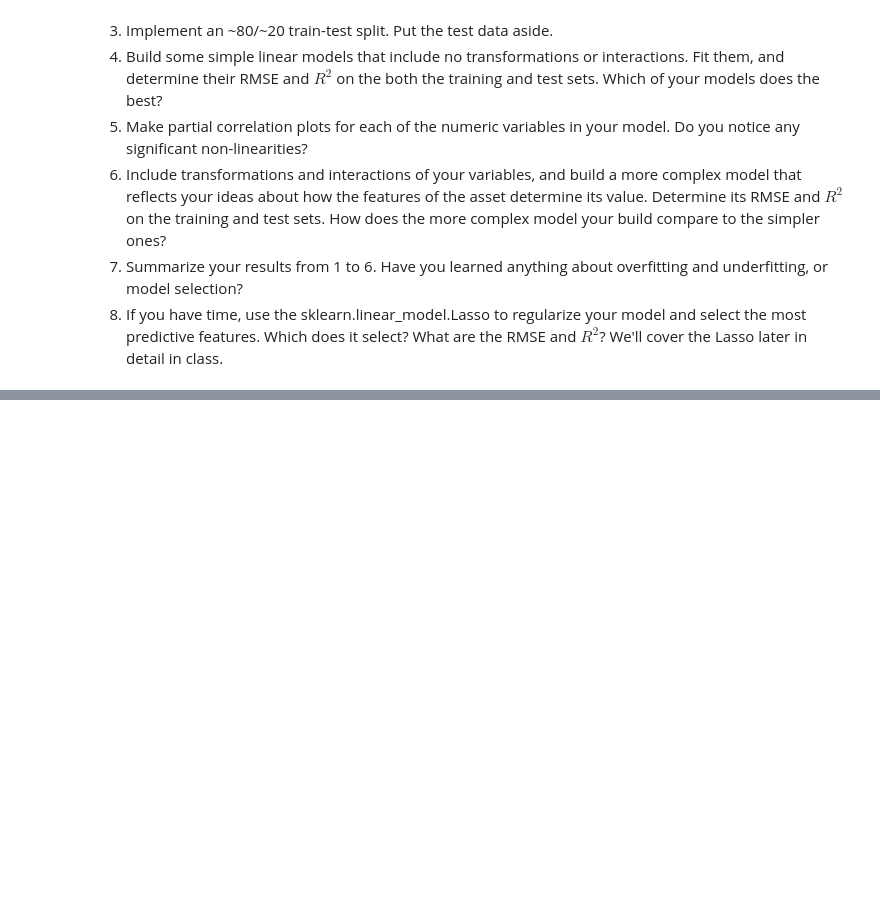
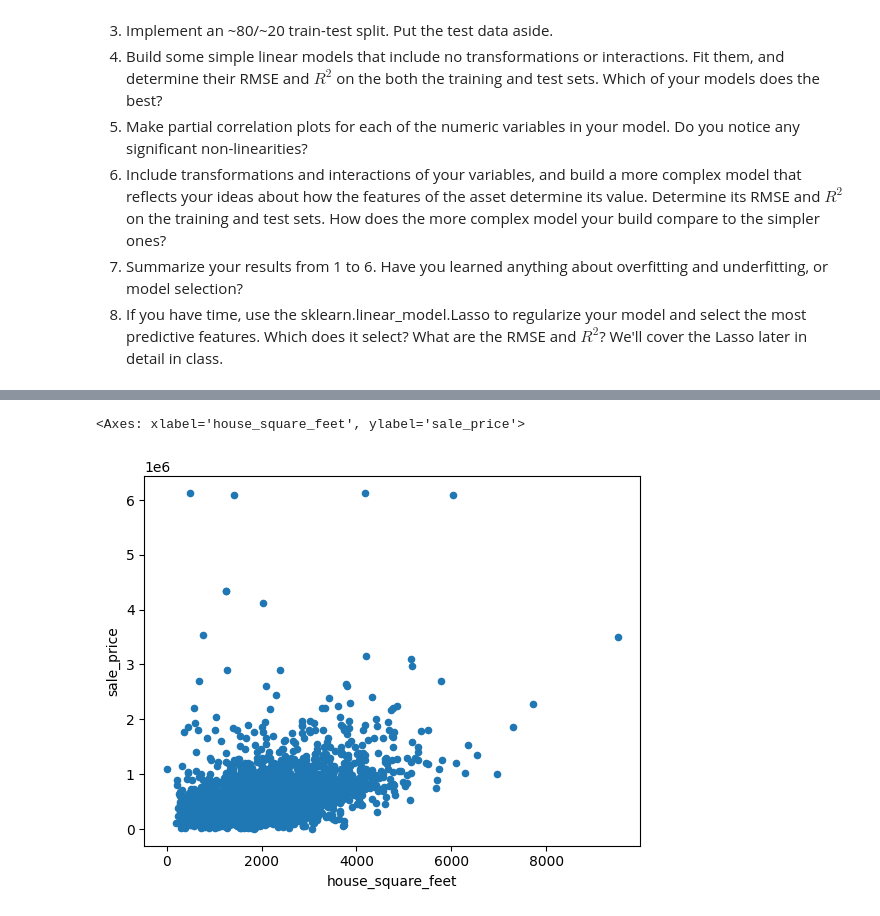
Before and after one commit to yuthimreddy/hw07_linearModels, a Jupyter notebook: lab/lab_notebook_applied.ipynb, the cells around one changed output, grey strips where cells are left out. Saved outputs shown, nothing was run; the diff lists cells and outputs as text; code cells hidden in the pictures; blank space fills up the shorter version.

```diff
--- a/lab/lab_notebook_applied.ipynb
+++ b/lab/lab_notebook_applied.ipynb
@@ -15,0 +90,6 @@ In the lab folder, there are three options: housing prices in pierce_county_hous
+# %%
+# Scatterplots: comparing sale_price by house_square_feet
+clean_df.plot.scatter(x='house_square_feet', y='sale_price')
+# %% [output]
+<Axes: xlabel='house_square_feet', ylabel='sale_price'>
+[figure, added]
```
Also changed, not shown: parts of 22 cells of this notebook.
